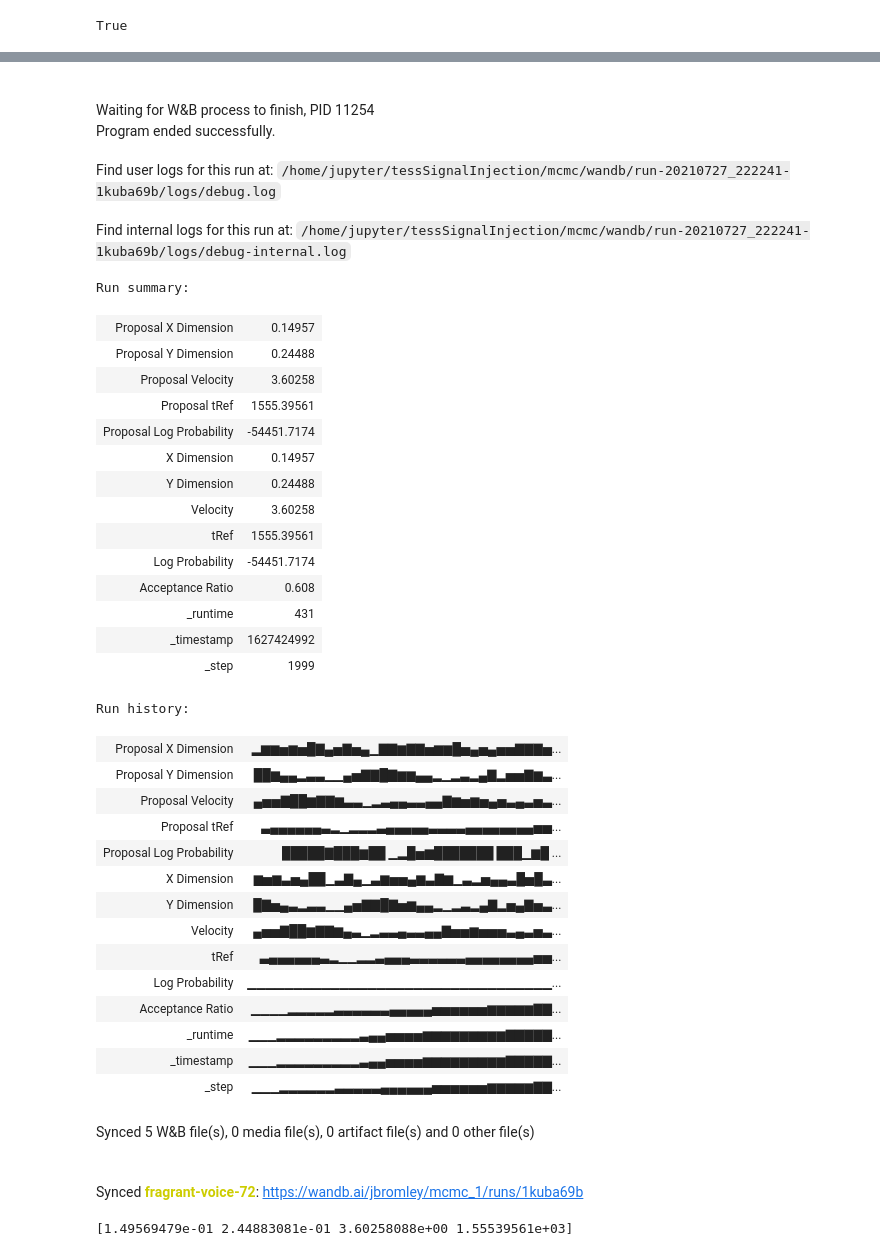
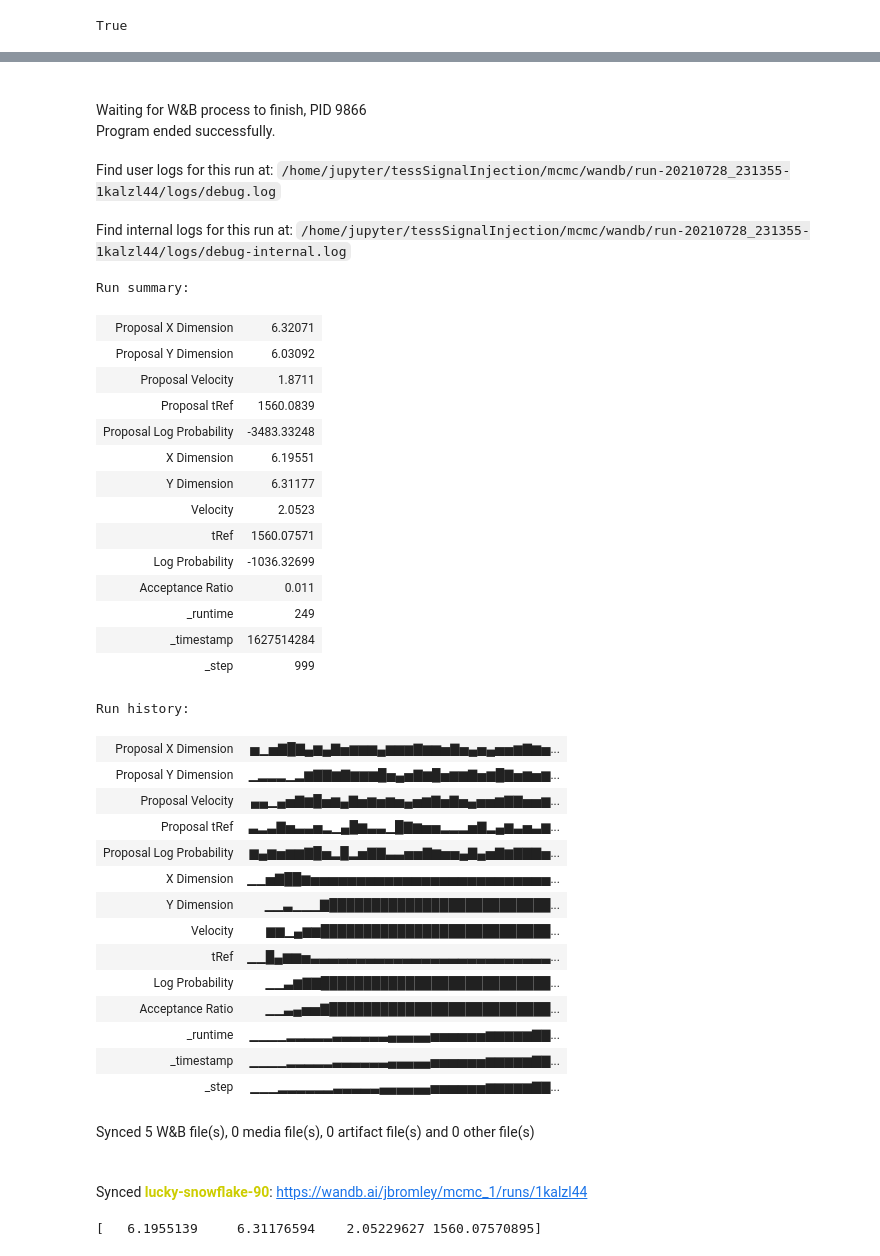
Before and after one commit to joshua-bromley/tessSignalInjection, a Jupyter notebook: mcmc/simpleSampler.ipynb, the cells around one changed output, grey strips where cells are left out. Drawn from its saved outputs; the diff is of its cells as text; code cells hidden in the pictures.

```diff
--- a/mcmc/simpleSampler.ipynb
+++ b/mcmc/simpleSampler.ipynb
@@ -224,11 +224,11 @@ def tRefMcmc(theta0, cov, steps, times, flux, fluxErr):
         acceptanceRatio[step] = float(accepted)/steps
     return (positions, lnProbPos, acceptanceRatio)
 # %%
-times, flux, fluxErr = getData("tesslc_14203244000000")
+times, flux, fluxErr = getData("tesslc_1421803244000000")
 cov = [0,0.5,0.5,0,0.1,np.std(times)/50]
-theta0 = [4,3,8,0,2,1549]
+theta0 = [4,5,5,0,2,1560]
 wandb.init(project = "mcmc_1", config={"Sides":theta0[0],"X Dimension":cov[1],"Y Dimension":cov[2],"Velocity":cov[4],"tRef":cov[5]})
-positions, lnProbPos, acceptanceRatio = mhMcmc(theta0, cov,2000, times, flux, fluxErr)
+positions, lnProbPos, acceptanceRatio = mhMcmc(theta0, cov,1000, times, flux, fluxErr)
 wandb.finish()
 print(positions[-1])
 # %% [output]
@@ -240,39 +240,39 @@ Run data is saved locally in /home/jupyter/tessSignalInjection/mcmc/wandb/run-20
-Waiting for W&B process to finish, PID 11254
+Waiting for W&B process to finish, PID 9866
 Program ended successfully.
-Find user logs for this run at: /home/jupyter/tessSignalInjection/mcmc/wandb/run-20210727_222241-1kuba69b/logs/debug.log
+Find user logs for this run at: /home/jupyter/tessSignalInjection/mcmc/wandb/run-20210728_231355-1kalzl44/logs/debug.log
-Find internal logs for this run at: /home/jupyter/tessSignalInjection/mcmc/wandb/run-20210727_222241-1kuba69b/logs/debug-internal.log
+Find internal logs for this run at: /home/jupyter/tessSignalInjection/mcmc/wandb/run-20210728_231355-1kalzl44/logs/debug-internal.log
 Run summary:
-| Proposal X Dimension | 0.14957 |
-| Proposal Y Dimension | 0.24488 |
-| Proposal Velocity | 3.60258 |
-| Proposal tRef | 1555.39561 |
-| Proposal Log Probability | -54451.7174 |
-| X Dimension | 0.14957 |
-| Y Dimension | 0.24488 |
-| Velocity | 3.60258 |
-| tRef | 1555.39561 |
-| Log Probability | -54451.7174 |
-| Acceptance Ratio | 0.608 |
-| _runtime | 431 |
-| _timestamp | 1627424992 |
-| _step | 1999 |
+| Proposal X Dimension | 6.32071 |
+| Proposal Y Dimension | 6.03092 |
+| Proposal Velocity | 1.8711 |
+| Proposal tRef | 1560.0839 |
+| Proposal Log Probability | -3483.33248 |
+| X Dimension | 6.19551 |
+| Y Dimension | 6.31177 |
+| Velocity | 2.0523 |
+| tRef | 1560.07571 |
+| Log Probability | -1036.32699 |
+| Acceptance Ratio | 0.011 |
+| _runtime | 249 |
+| _timestamp | 1627514284 |
+| _step | 999 |
 Run history:
-| Proposal X Dimension | ▂▆▆▅▆▅█▇▄▅▇▅▄▁▇▇▆▇▇▅▆▆█▅▄▅▄▅▅▇▇▇▅... |
-| Proposal Y Dimension | ██▆▄▄▂▃▃▁▁▄▅▇▇█▇▆▆▄▄▂▁▂▃▂▄▇▂▅▅▇▆▃... |
-| Proposal Velocity | ▄▅▅▇██▆▇▇▆▃▃▁▂▃▄▄▃▃▄▄▇▆▅▆▅▄▅▃▄▃▅▃... |
-| Proposal tRef | ▃▄▄▄▄▄▄▃▂▁▂▂▂▃▄▄▄▄▄▃▃▃▃▄▄▄▄▄▄▄▄▅▅... |
-| Proposal Log Probability | █████▇███▆██ ▁▂█▅▆███████ ███▁▆█ ... |
-| X Dimension | ▆▅▆▃▅▄██▁▃▇▄▁▃▆▅▅▄▆▃▇▆▁▃▂▅▄▄▃█▅█▃... |
-| Y Dimension | █▇▅▄▃▂▃▃▁▁▄▅▇▇█▇▅▆▄▄▂▁▂▃▂▄▇▂▅▄▇▅▃... |
-| Velocity | ▄▅▅▇██▆▇▇▆▄▃▁▂▃▃▄▃▃▄▄▇▅▅▆▅▅▅▃▄▃▅▃... |
-| tRef | ▃▄▄▄▄▄▄▃▂▁▁▂▂▃▄▄▄▃▃▃▃▃▃▄▄▄▄▄▄▄▄▅▅... |
-| Log Probability | ▁▁▁▁▁▁▁▁▁▁▁▁▁▁▁▁▁▁▁▁▁▁▁▁▁▁▁▁▁▁▁▁▁... |
-| Acceptance Ratio | ▁▁▁▁▂▂▂▂▂▃▃▃▃▃▃▄▄▄▄▄▅▅▅▅▅▅▆▆▆▆▆▇▇... |
-| _runtime | ▁▁▁▂▂▂▂▂▂▂▂▂▃▄▄▅▅▅▅▆▆▆▆▆▆▆▆▆▇▇▇▇▇... |
-| _timestamp | ▁▁▁▂▂▂▂▂▂▂▂▂▃▄▄▅▅▅▅▆▆▆▆▆▆▆▆▆▇▇▇▇▇... |
+| Proposal X Dimension | ▅▁▅▇█▇▄▆▄▇▅▆▆▆▄▆▆▆▇▆▆▅▇▅▄▅▄▅▅▆▇▆▅... |
+| Proposal Y Dimension | ▁▂▂▂▁▂▆▇▇▆▇▆▆▆█▅▄▅▇▆█▅▆▆▇▅▆█▇▅▆▅▆... |
+| Proposal Velocity | ▄▄▁▄▅▇▆█▅▆▄▇▅▆▅▆▅▄▅▆▇▅▇▅▄▅▅▆▇▇▅▅▆... |
+| Proposal tRef | ▃▂▃▇▅▃▃▅▂▁▄█▆▃▃▁█▇▆▅▅▂▂▂▅▇▂▄▆▃▅▃▆... |
+| Proposal Log Probability | ▆▄▆▅▆▆▇█▅▂█▂▅▇▇▃▃▅▅▇▆▅▅▄▇▄▅▇▆▇▇▇▅... |
+| X Dimension | ▁▁▅▇██▆▅▅▅▅▅▅▅▅▅▅▅▅▅▅▅▅▅▅▅▅▅▅▅▅▅▅... |
+| Y Dimension | ▁▁▃▁▁▁▇██████████████████████████... |
+| Velocity | ▆▆▁▄▆▆███████████████████████████... |
+| tRef | ▁▁█▄▆▆▅▃▃▃▃▃▃▃▃▃▃▃▃▃▃▃▃▃▃▃▃▃▃▃▃▃▃... |
+| Log Probability | ▁▁▃▆▇▇███████████████████████████... |
+| Acceptance Ratio | ▁▁▃▄▅▅▇██████████████████████████... |
+| _runtime | ▁▁▁▁▂▂▂▂▂▃▃▃▃▃▃▄▄▄▄▄▅▅▅▅▅▅▆▆▆▆▆▇▇... |
+| _timestamp | ▁▁▁▁▂▂▂▂▂▃▃▃▃▃▃▄▄▄▄▄▅▅▅▅▅▅▆▆▆▆▆▇▇... |
 | _step | ▁▁▁▂▂▂▂▂▂▃▃▃▃▃▄▄▄▄▄▄▅▅▅▅▅▅▆▆▆▆▆▇▇... |
 Synced 5 W&B file(s), 0 media file(s), 0 artifact file(s) and 0 other file(s)
-Synced fragrant-voice-72: https://wandb.ai/jbromley/mcmc_1/runs/1kuba69b
+Synced lucky-snowflake-90: https://wandb.ai/jbromley/mcmc_1/runs/1kalzl44
-[1.49569479e-01 2.44883081e-01 3.60258088e+00 1.55539561e+03]
+[   6.1955139     6.31176594    2.05229627 1560.07570895]
 # %%
 #wandb.finish()
```
Also changed, not shown: parts of 7 cells of this notebook, 1 other file.
